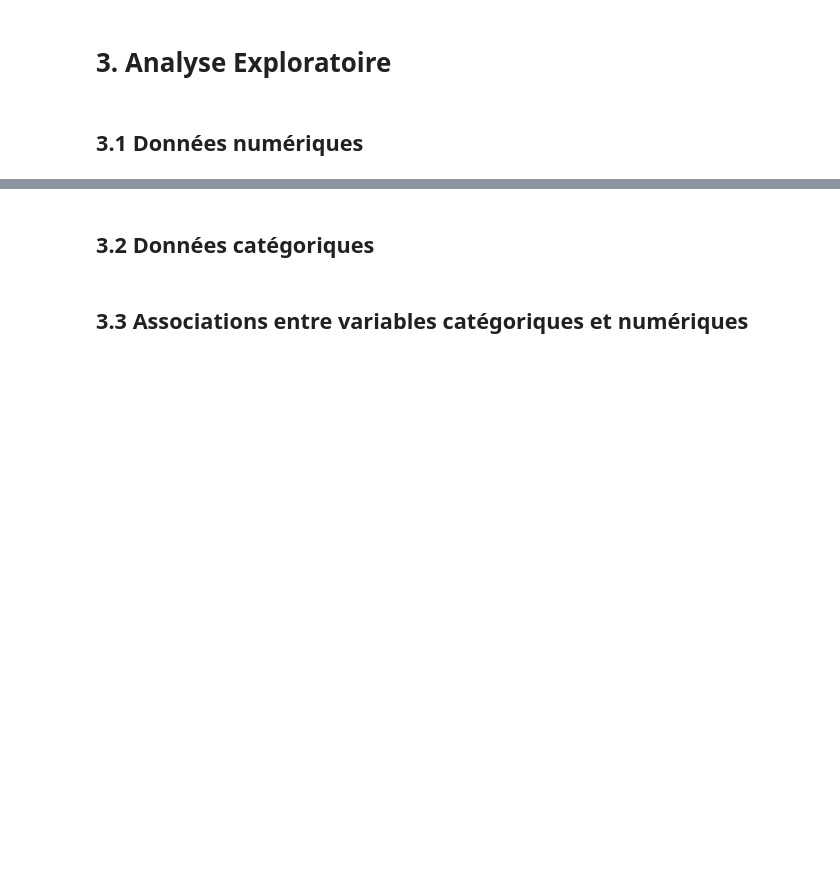
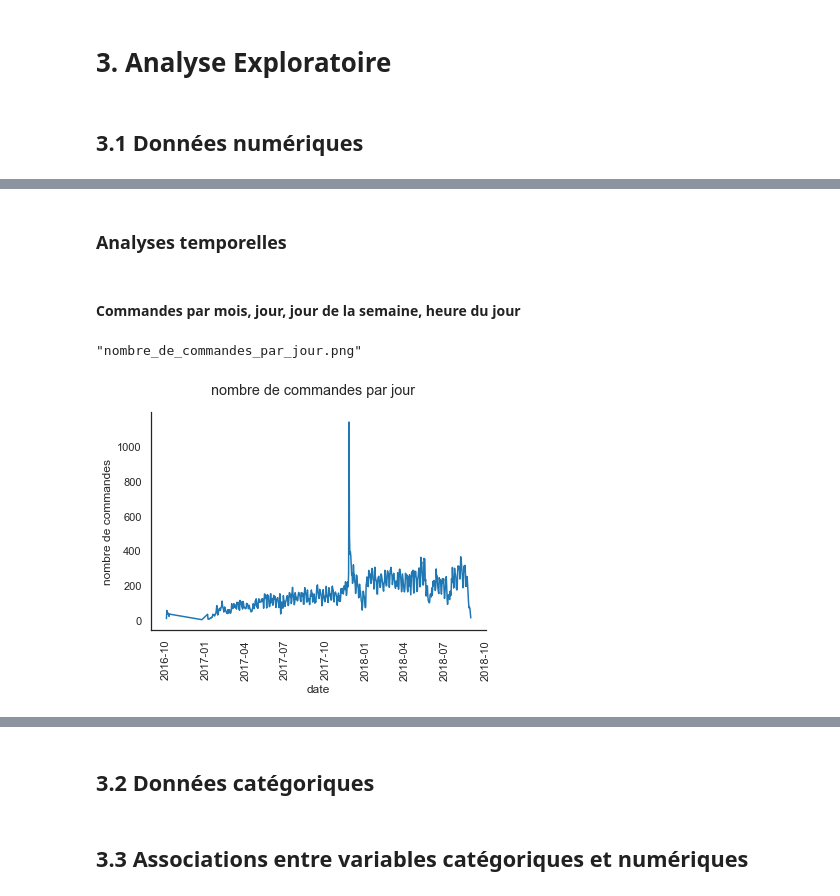
Before and after one commit to mrcreasey/oc-ds-p5-unsupervised-clustering, a Jupyter notebook: P5_01_analyse.ipynb, the cells around one changed output, grey strips where cells are left out. Cells and saved outputs as stored; diff of their text form; code cells hidden in the pictures; blank space fills up the shorter version.

Commit message:
temporal analysis - number of orders

```diff
--- a/P5_01_analyse.ipynb
+++ b/P5_01_analyse.ipynb
@@ -1308,0 +1337,33 @@ clients.sort_values(by='Frequency', ascending=False).head()
+# %% [markdown]
+### Analyses temporelles
+# %% [markdown]
+#### Commandes par mois, jour, jour de la semaine, heure du jour
+# %%
+def create_temporal_fields(df,datecol='order_purchase_timestamp'):
+    df=df.copy()
+    df['date'] = df[datecol].dt.date
+    df['year'] = df[datecol].dt.year
+    df['month'] = df[datecol].dt.month
+    df['year_month'] = df[datecol].dt.strftime('%Y_%m')
+    df['weekday'] = df[datecol].dt.weekday
+    df['day_name'] = df[datecol].dt.day_name()
+    df['hour_of_day'] = df[datecol].dt.hour
+    df['time_of_day'] = df[datecol].dt.time
+    return df
+
+def drop_temporal_fields(df):
+    temp_cols=['date','year','month','year_month','weekday','day_name','hour_of_day','time_of_day']
+    cols_to_drop=list(set(temp_cols).intersect(set(df.columns)))
+    return df.drop(columns=cols_to_drop)
+
+commandes=commandes.pipe(create_temporal_fields)
+
+commandes.groupby('date')['order_id'].count().plot(kind='line')
+plt.ylabel('nombre de commandes')
+sns.despine()
+plt.xticks(rotation=90)
+plt.suptitle('nombre de commandes par jour')
+to_png()
+# %% [output]
+"nombre_de_commandes_par_jour.png"
+[figure, added]
```
Also changed, not shown: parts of 16 cells of this notebook.
